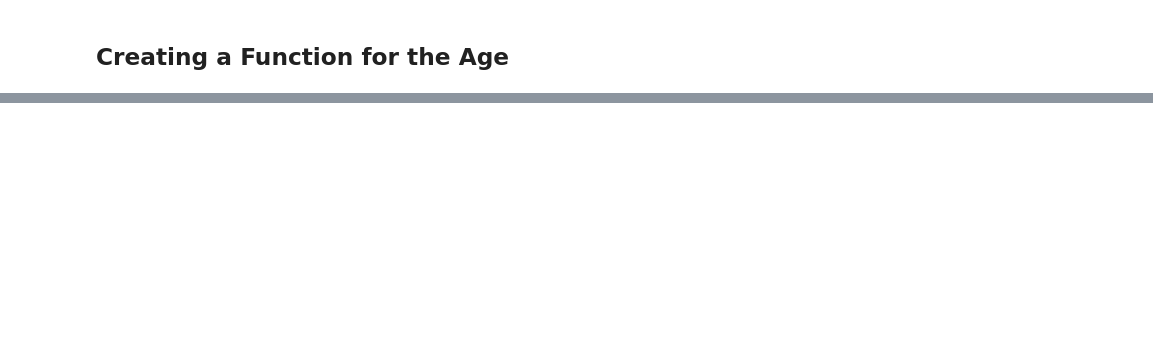
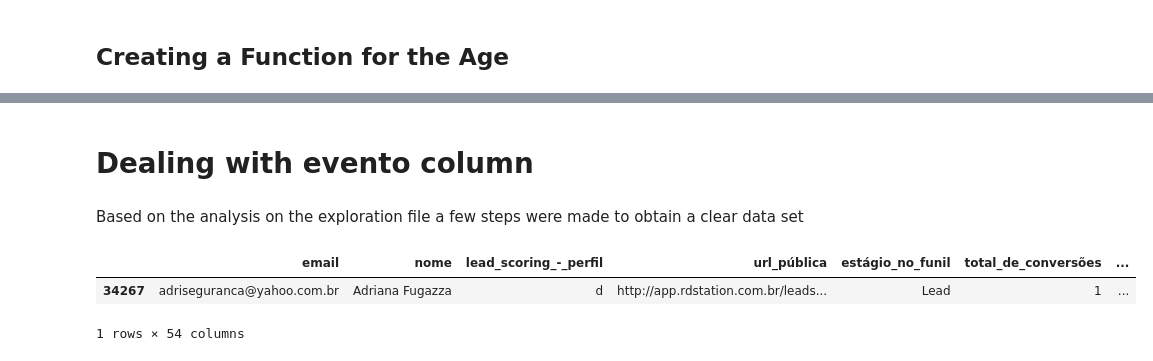
Before and after one commit to anaaristow/sustentare_analytics, a Jupyter notebook: eda_etl/transforming.ipynb, the cells around one changed output, grey strips where cells are left out. Drawn from its saved outputs; the diff is of its cells as text; code cells hidden in the pictures; blank space fills up the shorter version.

```diff
--- a/eda_etl/transforming.ipynb
+++ b/eda_etl/transforming.ipynb
@@ -52,5 +29,0 @@ Represents city of the person: 'ds_cidade', 'Cidade Final'
-# %%
-merge_left.loc[:, 'data_nascimento'] = (
-    merge_left['dt_nascimento']
-    .fillna(merge_left['data_de_nascimento'])
-)
@@ -63,2 +29,0 @@ Dropping columns with replicate values
-# %%
-merge_left = merge_left.drop(columns=['ds_cidade', 'cidade_final', 'dt_nascimento', 'data_de_nascimento'])
@@ -123,10 +75,10 @@ def calculate_months_since_conversion(df):
     Drops rows where 'aluno' = 1 and min_dt_log is null.
 
     Parameters:
-    - df: The input DataFrame containing the necessary columns.
+    - The input DataFrame containing the necessary columns.
 
     Returns:
-    - df: The DataFrame with additional columns representing the number of months since the first conversion,
+    - The DataFrame with additional columns representing the number of months since the first conversion,
           last conversion, and last opportunity. Null values are assigned to these columns if the corresponding dates are null.
     """
     # Drop rows based on conditions
@@ -157,5 +109,4 @@ def calculate_months_since_conversion(df):
 
     return df
 
-# Apply the combined function to the DataFrame
 perfil_df = calculate_months_since_conversion(merge_left)
@@ -217,17 +118,17 @@ def create_column_with_calculate_age(df):
     Calculates age based on the birthdate column and adds a new column to the DataFrame.
 
     Parameters:
-    - df: The input DataFrame.
+    - DataFrame.
 
     Returns:
-    - df: The DataFrame with the new age column added.
+    - The DataFrame with the new age column added.
     """
     df['age'] = pd.to_datetime(df['data_nascimento'], errors='coerce').dt.year
     current_year = pd.to_datetime('now').year
     df['age'] = current_year - df['age']
 
-    # Set age to NaN for values less than 15 or greater than 100
-    df.loc[(df['age'] < 15) | (df['age'] > 100), 'age'] = pd.NA
+    # Set age to NaN for values less than 19 or greater than 70
+    df.loc[(df['age'] < 19) | (df['age'] > 70), 'age'] = pd.NA
 
     #df = df.drop(columns='data_nascimento')
 
@@ -242,0 +154,58 @@ perfil_df.sample()
+# %% [markdown]
+# Dealing with evento column
+# %% [markdown]
+Based on the analysis on the exploration file a few steps were made to obtain a clear data set
+# %%
+import re
+
+def add_keyword_columns(dataframe):
+    """
+    Add new columns for each specific keyword and populate them with the counts of occurrences.
+    Also, add a new column that represents the sum of values across all keyword columns.
+
+    Parameters:
+    - DataFrame
+
+    Returns:
+    - The modified DataFrame with added columns.
+    """
+
+    keywords = ['live', 'newsletter', 'master-class', 'whatsapp', 'webinar', 'gratuito', 'gratuita' , 'festival',
+                'linkedin', 'ebook', 'exame-de-bolsas', 'e-book', 'bolsa-de-estudos']
+
+    # Create a regex pattern to match variations of the keywords
+    pattern = re.compile(r'\b(?:' + '|'.join(keywords) + r')\b', flags=re.IGNORECASE)
+
+    # Convert the entire column to string
+    dataframe['eventos_(últimos_100)'] = dataframe['eventos_(últimos_100)'].astype(str)
+
+    # Iterate through each keyword and add a new column
+    for i in keywords:
+        # Create a new column for each keyword
+        dataframe[i] = 0
+
+        # Iterate through each row and count occurrences
+        for idx, row in dataframe.iterrows():
+            events = row['eventos_(últimos_100)'].split('/')
+
+            # Check if the keyword appears in the events using regex
+            for event in events:
+                if pattern.search(event):
+                    matched_keyword = pattern.search(event).group().lower()
+                    if matched_keyword == i.lower():
+                        # Increment the count in the corresponding column
+                        dataframe.at[idx, i] += 1
+
+    # Add a new column for the sum of keyword columns
+    dataframe['total_interacoes'] = dataframe[keywords].sum(axis=1)
+
+    return dataframe
+
+# Example usage:
+# Replace 'your_dataframe' with your actual DataFrame
+new_perfil_df = add_keyword_columns(perfil_df)
+new_perfil_df.sample()
+# %% [output]
+|  | email | nome | lead_scoring_-_perfil | url_pública | estágio_no_funil | total_de_conversões | ... |
+| 34267 | adriseguranca@yahoo.com.br | Adriana Fugazza | d | http://app.rdstation.com.br/leads... | Lead | 1 | ... |
+1 rows × 54 columns
```
Also changed, not shown: parts of 37 cells of this notebook, 9 other files.
